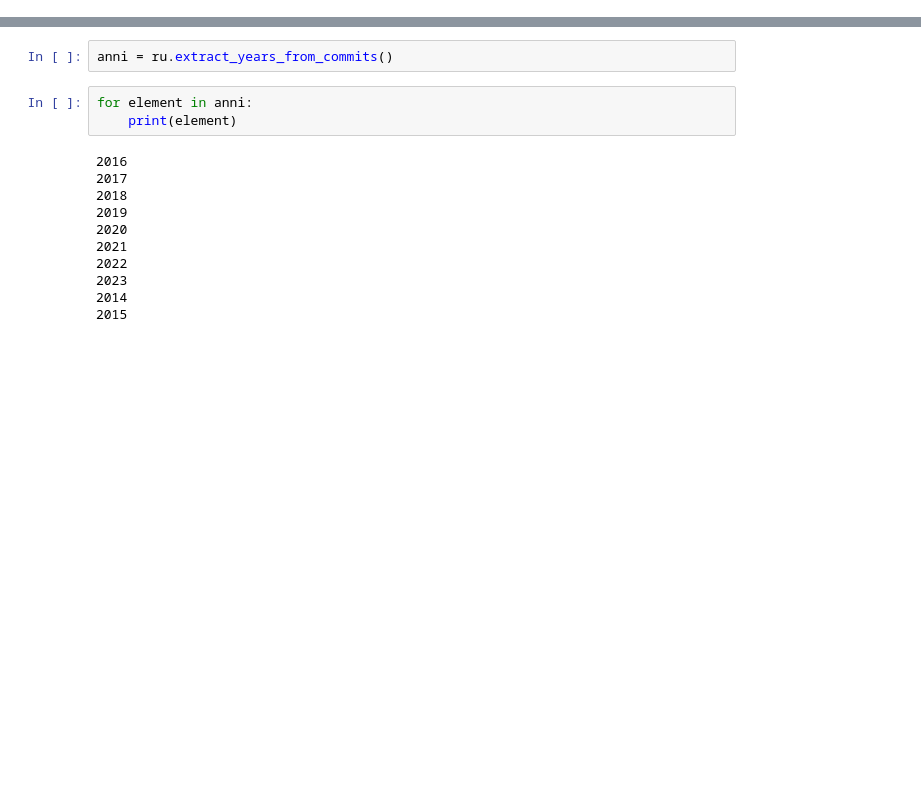
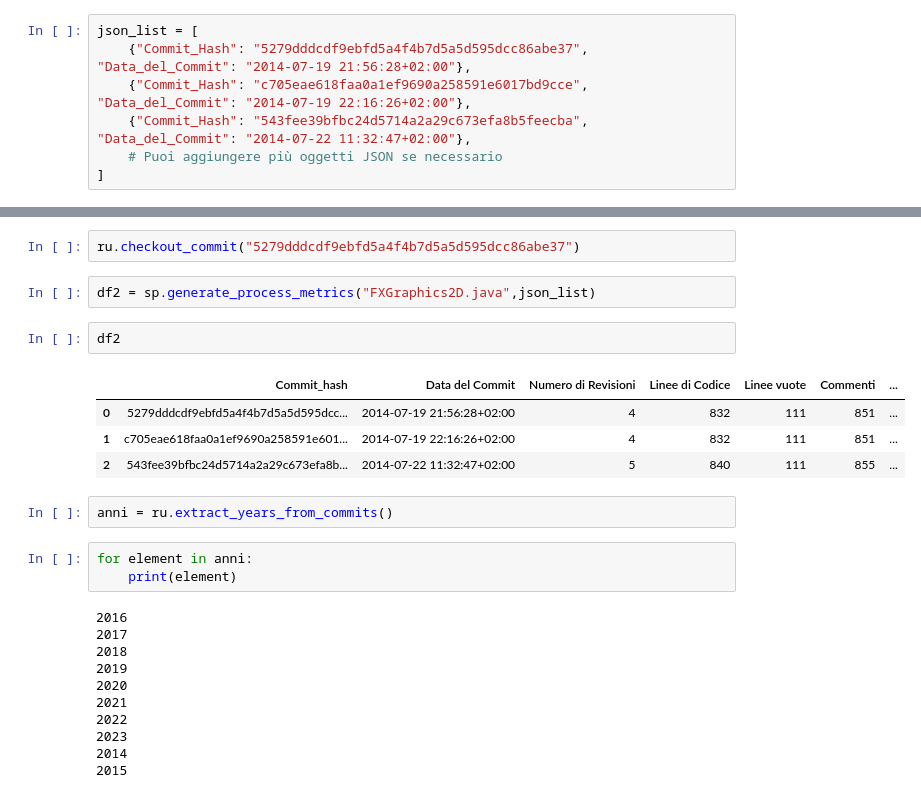
Before and after one commit to CostaMart/ing-soft2, a Jupyter notebook: prove.ipynb, the cells around one changed output, grey strips where cells are left out. Cells and saved outputs as stored; diff of their text form; blank space fills up the shorter version.

```diff
--- a/prove.ipynb
+++ b/prove.ipynb
@@ -6,0 +9,7 @@ import model.process_metrics as pm
+# %%
+json_list = [
+    {"Commit_Hash": "5279dddcdf9ebfd5a4f4b7d5a5d595dcc86abe37", "Data_del_Commit": "2014-07-19 21:56:28+02:00"},
+    {"Commit_Hash": "c705eae618faa0a1ef9690a258591e6017bd9cce", "Data_del_Commit": "2014-07-19 22:16:26+02:00"},
+    {"Commit_Hash": "543fee39bfbc24d5714a2a29c673efa8b5feecba", "Data_del_Commit": "2014-07-22 11:32:47+02:00"},
+    # Puoi aggiungere più oggetti JSON se necessario
+]
@@ -7,3 +73,14 @@ import model.process_metrics as pm
+# %%
+ru.checkout_commit("5279dddcdf9ebfd5a4f4b7d5a5d595dcc86abe37")
+# %%
+df2 = sp.generate_process_metrics("FXGraphics2D.java",json_list)
+# %%
+df2
+# %% [output]
+|  | Commit_hash | Data del Commit | Numero di Revisioni | Linee di Codice | Linee vuote | Commenti | ... |
+| 0 | 5279dddcdf9ebfd5a4f4b7d5a5d595dcc... | 2014-07-19 21:56:28+02:00 | 4 | 832 | 111 | 851 | ... |
+| 1 | c705eae618faa0a1ef9690a258591e601... | 2014-07-19 22:16:26+02:00 | 4 | 832 | 111 | 851 | ... |
+| 2 | 543fee39bfbc24d5714a2a29c673efa8b... | 2014-07-22 11:32:47+02:00 | 5 | 840 | 111 | 855 | ... |
 # %%
 anni = ru.extract_years_from_commits()
 # %%
```
Also changed, not shown: parts of 8 cells of this notebook, 2 other files.
